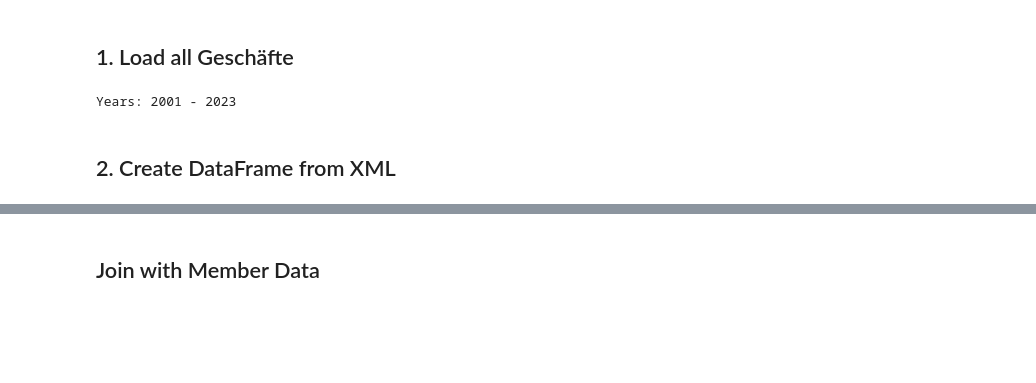
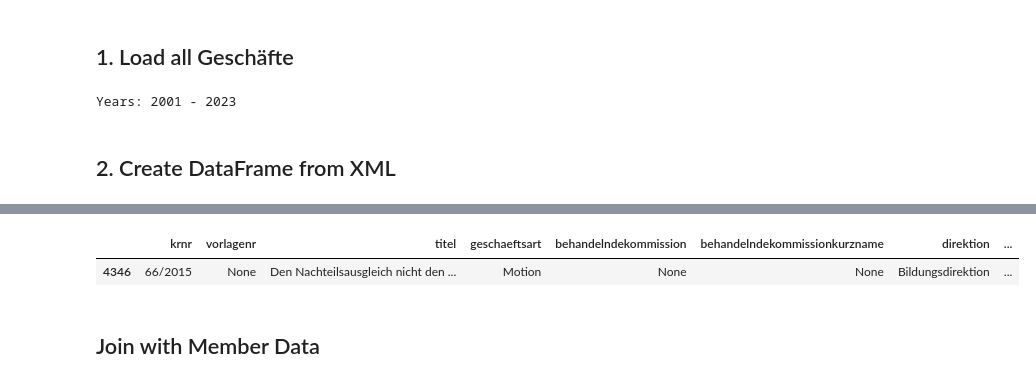
Before and after one commit to simonhuwiler/nzz_zh_kantonsrat, a Jupyter notebook: src/0_scrape_geschaefte.ipynb, the cells around one changed output, grey strips where cells are left out. Cells and saved outputs as stored; diff of their text form; code cells hidden in the pictures; blank space fills up the shorter version.

```diff
--- a/src/0_scrape_geschaefte.ipynb
+++ b/src/0_scrape_geschaefte.ipynb
@@ -128,3 +131,8 @@ df_raw = df_raw.sort_values('start')
+# %%
+df_raw[df_raw.krnr == '66/2015']
+# %% [output]
+|  | krnr | vorlagenr | titel | geschaeftsart | behandelndekommission | behandelndekommissionkurzname | direktion | ... |
+| 4346 | 66/2015 | None | Den Nachteilsausgleich nicht den ... | Motion | None | None | Bildungsdirektion | ... |
 # %% [markdown]
 ## Join with Member Data
 # %%
```
Also changed, not shown: parts of 2 cells of this notebook, 16 other files.
